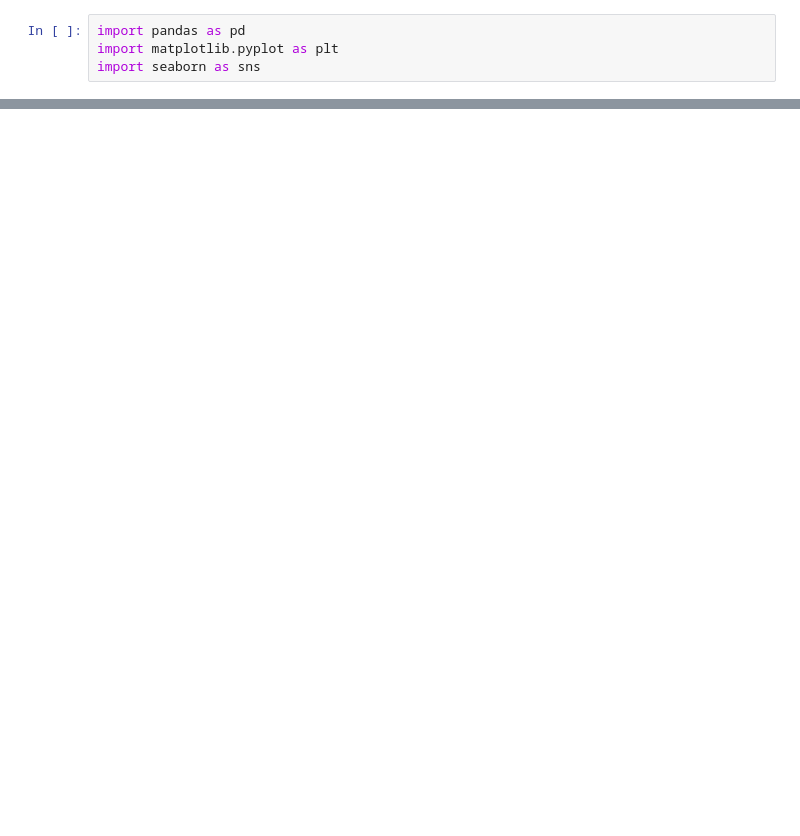
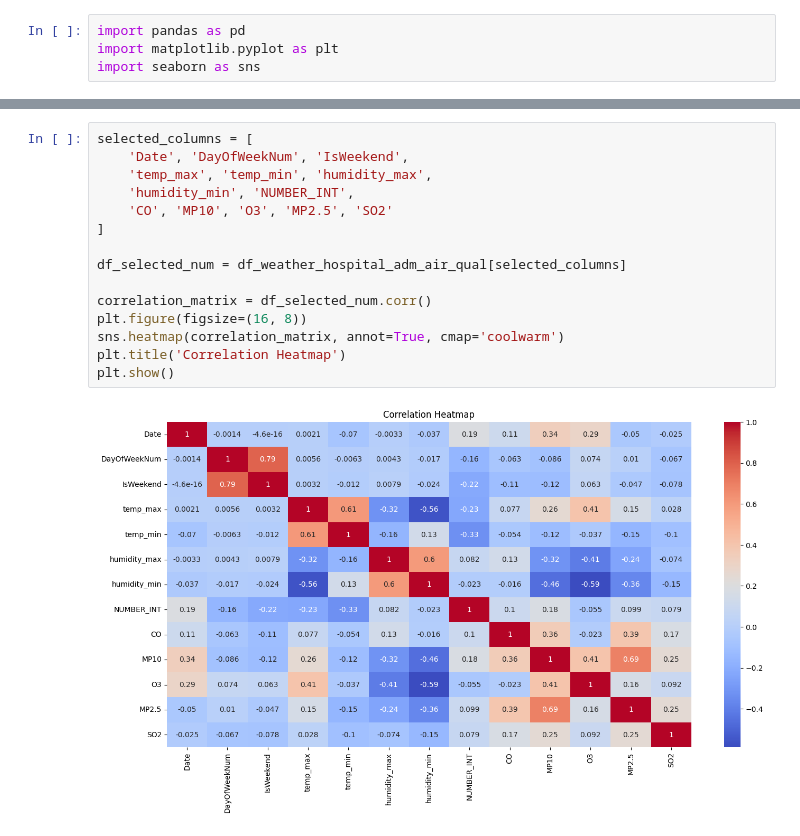
Before and after one commit to Oak10/hospital-adm-pw-rel, a Jupyter notebook: minas_gerais/belo_horizonte/station_centro/0_centro_data_group_all_GRIPE.ipynb, the cells around one changed output, grey strips where cells are left out. Drawn from its saved outputs; the diff is of its cells as text; blank space fills up the shorter version.

```diff
--- a/minas_gerais/belo_horizonte/0.4.4_data_group_all_air_centro_GRIPE.ipynb
+++ b/minas_gerais/belo_horizonte/station_centro/0_centro_data_group_all_GRIPE.ipynb
@@ -228,3 +280,20 @@ plt.show()
+# %%
+selected_columns = [
+    'Date', 'DayOfWeekNum', 'IsWeekend',
+    'temp_max', 'temp_min', 'humidity_max',
+    'humidity_min', 'NUMBER_INT',
+    'CO', 'MP10', 'O3', 'MP2.5', 'SO2'
+]
+
+df_selected_num = df_weather_hospital_adm_air_qual[selected_columns]
+
+correlation_matrix = df_selected_num.corr()
+plt.figure(figsize=(16, 8))
+sns.heatmap(correlation_matrix, annot=True, cmap='coolwarm')
+plt.title('Correlation Heatmap')
+plt.show()
+# %% [output]
+[figure, added]
 # %%
 df_selected_num.corr()['NUMBER_INT'].sort_values(ascending=False)
 # %% [output]
```
Also changed, not shown: parts of 58 cells of this notebook, 21 other files.
